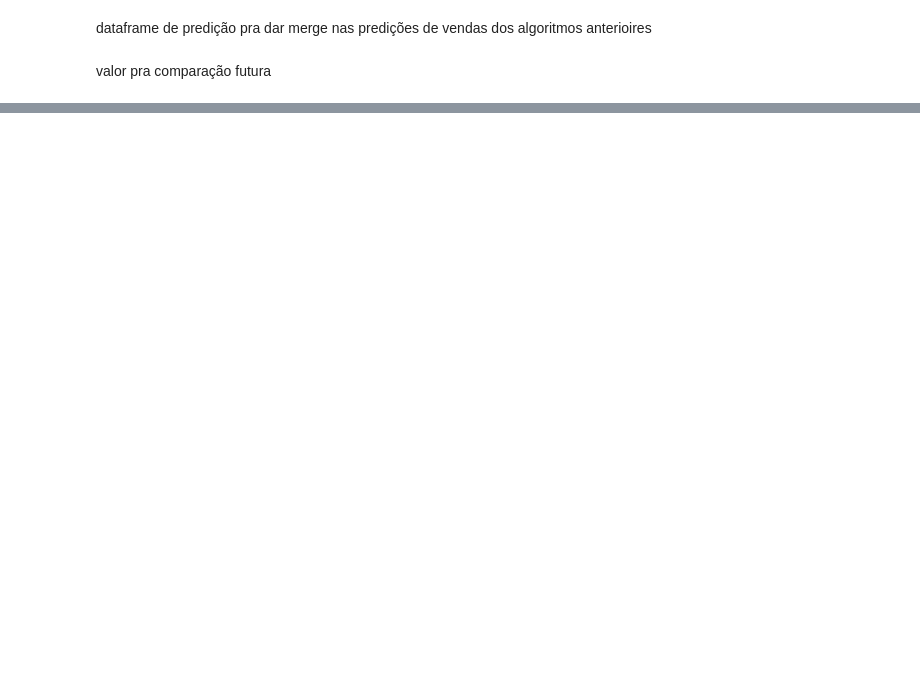
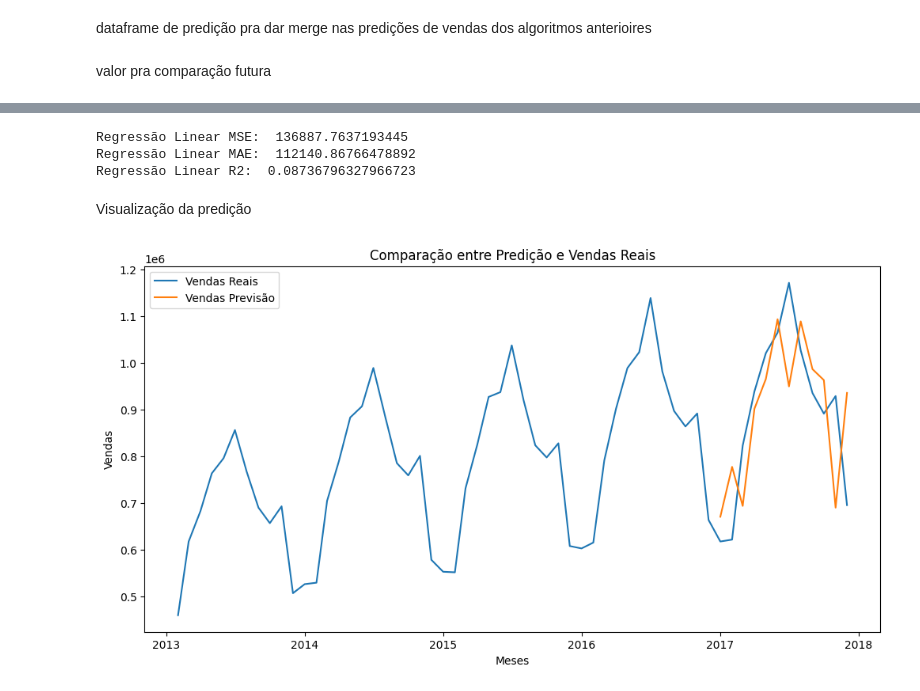
Before and after one commit to Hproncino/projeto, a Jupyter notebook: recursive.ipynb, the cells around one changed output, grey strips where cells are left out. Cells and saved outputs as stored; diff of their text form; code cells hidden in the pictures; blank space fills up the shorter version.

Commit message:
Visualização dos dados e da predição(predição não precisa)

```diff
--- a/recursive.ipynb
+++ b/recursive.ipynb
@@ -90,7 +173,7 @@ scaler.fit(Treino_data)
 Treino_data = scaler.transform(Treino_data)
 Val_data = scaler.transform(Val_data)
 # %%
-X_Treino, Y_Treino = Treino_data[:,1:], Treino_data[:,0:]
+X_Treino, Y_Treino = Treino_data[:,1:], Treino_data[:,0:1]
 X_Val, Y_Val = Val_data[:,1:], Val_data[:,0:1]
 Y_Treino = Y_Treino.ravel()
 Y_Val = Y_Val.ravel()
@@ -112,0 +207,15 @@ print(Vendas_reais)
+# %%
+RL_model = LinearRegression()
+RL_model.fit(X_Treino, Y_Treino)
+RL_pre = RL_model.predict(X_Treino)
+# %%
+RL_pre = RL_pre.reshape(-1, 1)
+# essa matriz contem o input original + a previsão
+RL_pre_val_set = np.concatenate([RL_pre, X_Treino], axis=1)
+RL_pre_val_set = scaler.inverse_transform(RL_pre_val_set)
+# %%
+results_list = []
+for i in range(0, min(len(RL_pre_val_set), len(Vendas_reais))):
+    results_list.append(RL_pre_val_set[i][0] + Vendas_reais[i])
+RL_pre_series = pd.Series(results_list, name="Linear Prediction")
+predict_df = df_pred.merge(RL_pre_series, left_index=True, right_index=True)
@@ -112,0 +238,24 @@ print(Vendas_reais)
+# %%
+Rl_mse = np.sqrt(mean_squared_error(predict_df['Linear Prediction'], Vendas_mensais['sales'][-12:]))
+RL_mae = mean_absolute_error(predict_df['Linear Prediction'], Vendas_mensais['sales'][-12:])
+Rl_R2 = r2_score(predict_df['Linear Prediction'], Vendas_mensais['sales'][-12:])
+print("Regressão Linear MSE: ", Rl_mse)
+print("Regressão Linear MAE: ", RL_mae)
+print("Regressão Linear R2: ", Rl_R2)
+# %% [output]
+Regressão Linear MSE:  136887.7637193445
+Regressão Linear MAE:  112140.86766478892
+Regressão Linear R2:  0.08736796327966723
+# %% [markdown]
+Visualização da predição
+# %%
+plt.figure(figsize=(12, 6))
+plt.plot(Vendas_mensais['date'].dt.to_timestamp(), Vendas_mensais['sales'], label='Vendas Reais')
+plt.plot(predict_df['date'].dt.to_timestamp(), predict_df['Linear Prediction'], label='Vendas Previsão')
+plt.title('Comparação entre Predição e Vendas Reais')
+plt.xlabel('Meses')
+plt.ylabel('Vendas')
+plt.legend()
+plt.show()
+# %% [output]
+[figure, added]
```
Also changed, not shown: parts of 14 cells of this notebook.
